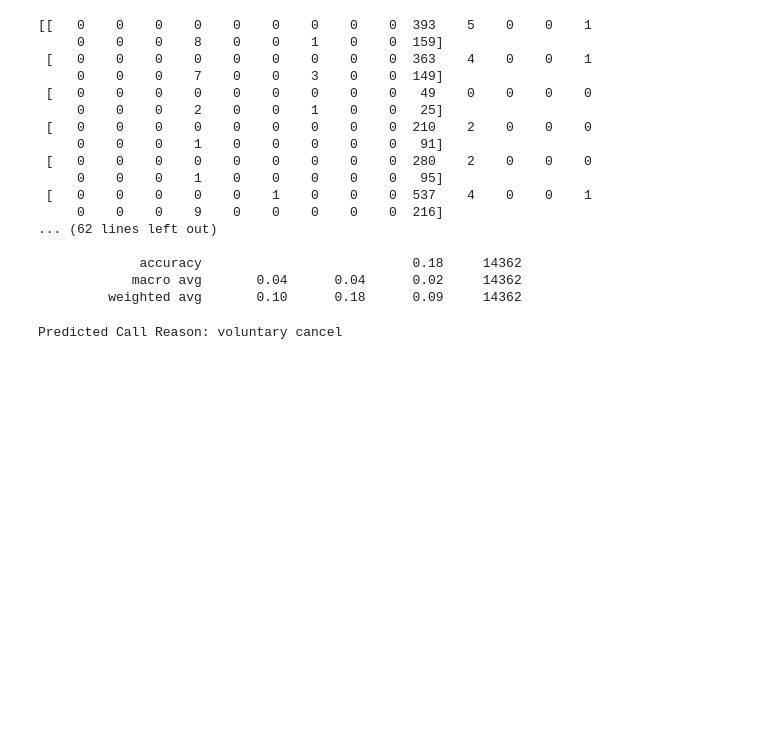
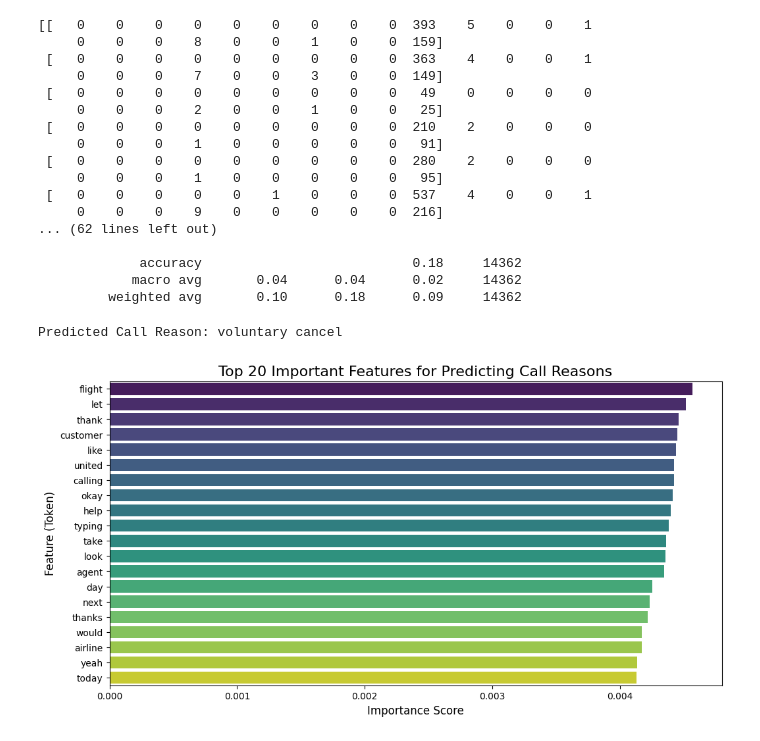
Before and after one commit to dheerajGits/skyhack, a Jupyter notebook: main.ipynb, the cells around one changed output. Cells and saved outputs as stored; diff of their text form; code cells hidden in the pictures; blank space fills up the shorter version.

```diff
--- a/main.ipynb
+++ b/main.ipynb
@@ -914,3 +914,29 @@ predicted_reason = model.predict(new_transcript_tfidf)
 print(f'Predicted Call Reason: {predicted_reason[0]}')
 # %% [output]
 Predicted Call Reason: voluntary cancel
+# %%
+# Step 1: Extract feature importances
+feature_importances = model.feature_importances_
+
+# Step 2: Get feature names from the TF-IDF vectorizer
+feature_names = tfidf.get_feature_names_out()
+
+# Step 3: Create a DataFrame for feature importances
+importance_df = pd.DataFrame({'Feature': feature_names, 'Importance': feature_importances})
+
+# Step 4: Sort the DataFrame by importance
+importance_df = importance_df.sort_values(by='Importance', ascending=False)
+
+# Step 5: Select the top 20 features for visualization
+top_n = 20
+top_importance_df = importance_df.head(top_n)
+
+# Step 6: Visualize the top features
+plt.figure(figsize=(12, 6))
+sns.barplot(data=top_importance_df, x='Importance', y='Feature', palette='viridis')
+plt.title('Top 20 Important Features for Predicting Call Reasons', fontsize=16)
+plt.xlabel('Importance Score', fontsize=12)
+plt.ylabel('Feature (Token)', fontsize=12)
+plt.show()
+# %% [output]
+[figure, added]
```
Also changed, not shown: parts of 5 cells of this notebook, 3 other files.
